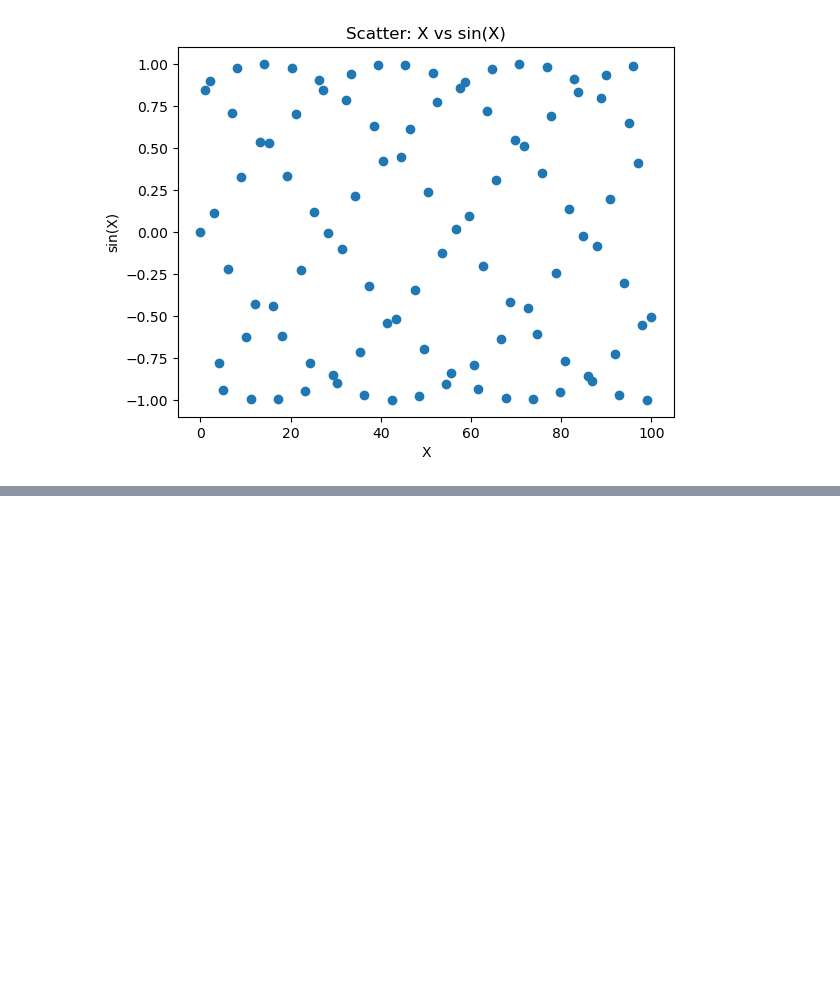
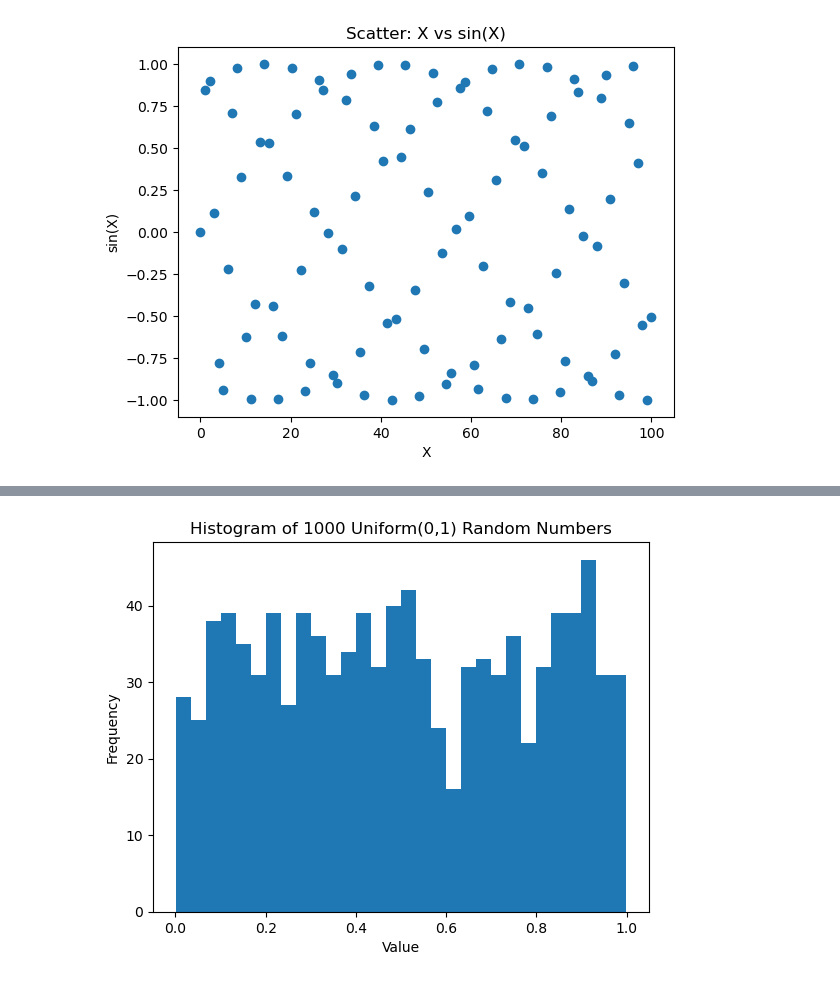
Before and after one commit to T-jorven/Machine_Learning_Traning-, a Jupyter notebook: notebooks/Matplotlib_Practice.ipynb, the cells around one changed output, grey strips where cells are left out. Drawn from its saved outputs; the diff is of its cells as text; code cells hidden in the pictures; blank space fills up the shorter version.

```diff
--- a/notebooks/Matplotlib_Practice.ipynb
+++ b/notebooks/Matplotlib_Practice.ipynb
@@ -158,0 +225,13 @@ plt.show()
+# %%
+
+# Create a NumPy array of 1000 random numbers (Uniform[0, 1))
+X = np.random.random(1000)
+
+# Plot a histogram of X
+plt.hist(X, bins=30)
+plt.title("Histogram of 1000 Uniform(0,1) Random Numbers")
+plt.xlabel("Value")
+plt.ylabel("Frequency")
+plt.show()
+# %% [output]
+[figure, added]
```
Also changed, not shown: parts of 13 cells of this notebook, 1 other file.
